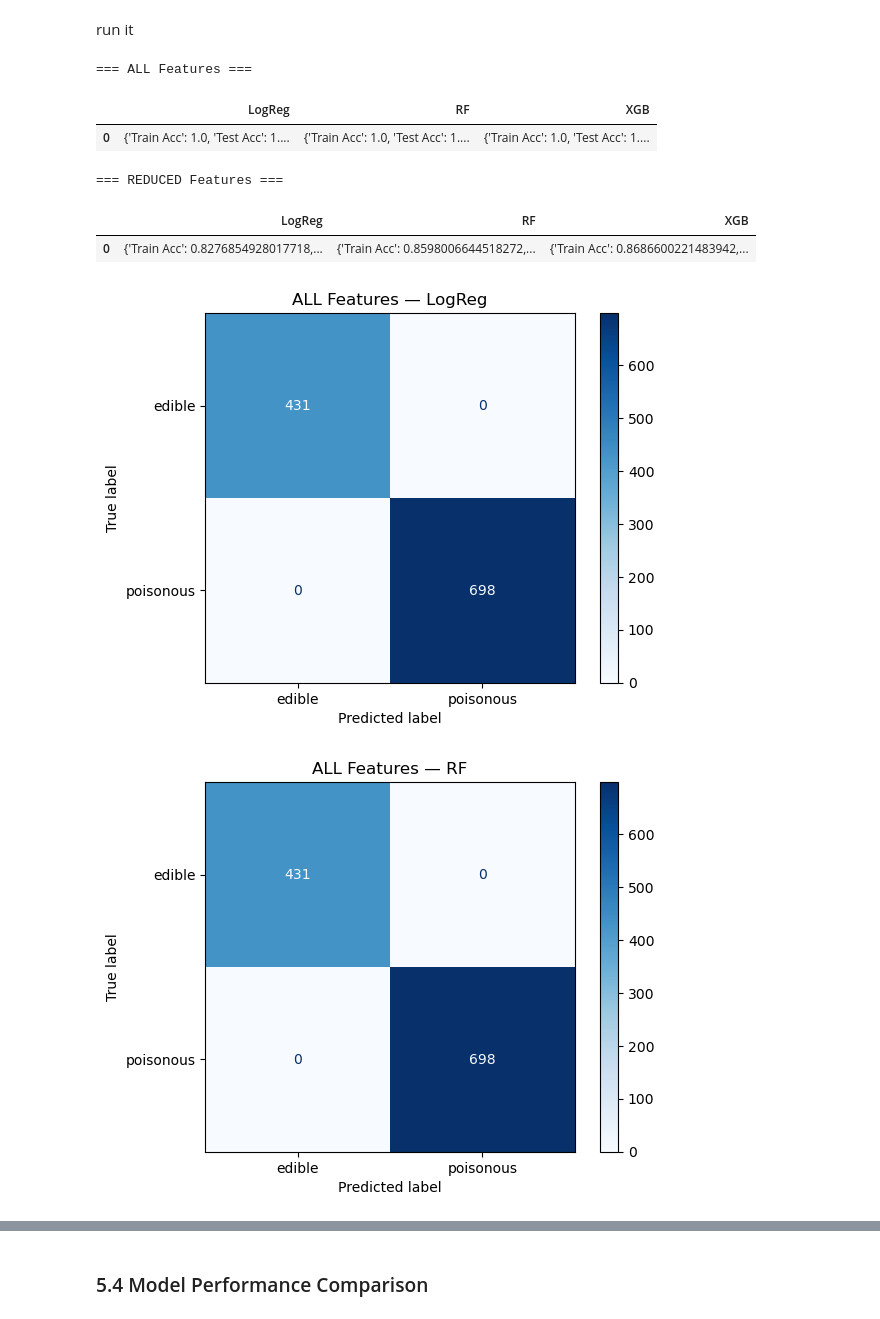
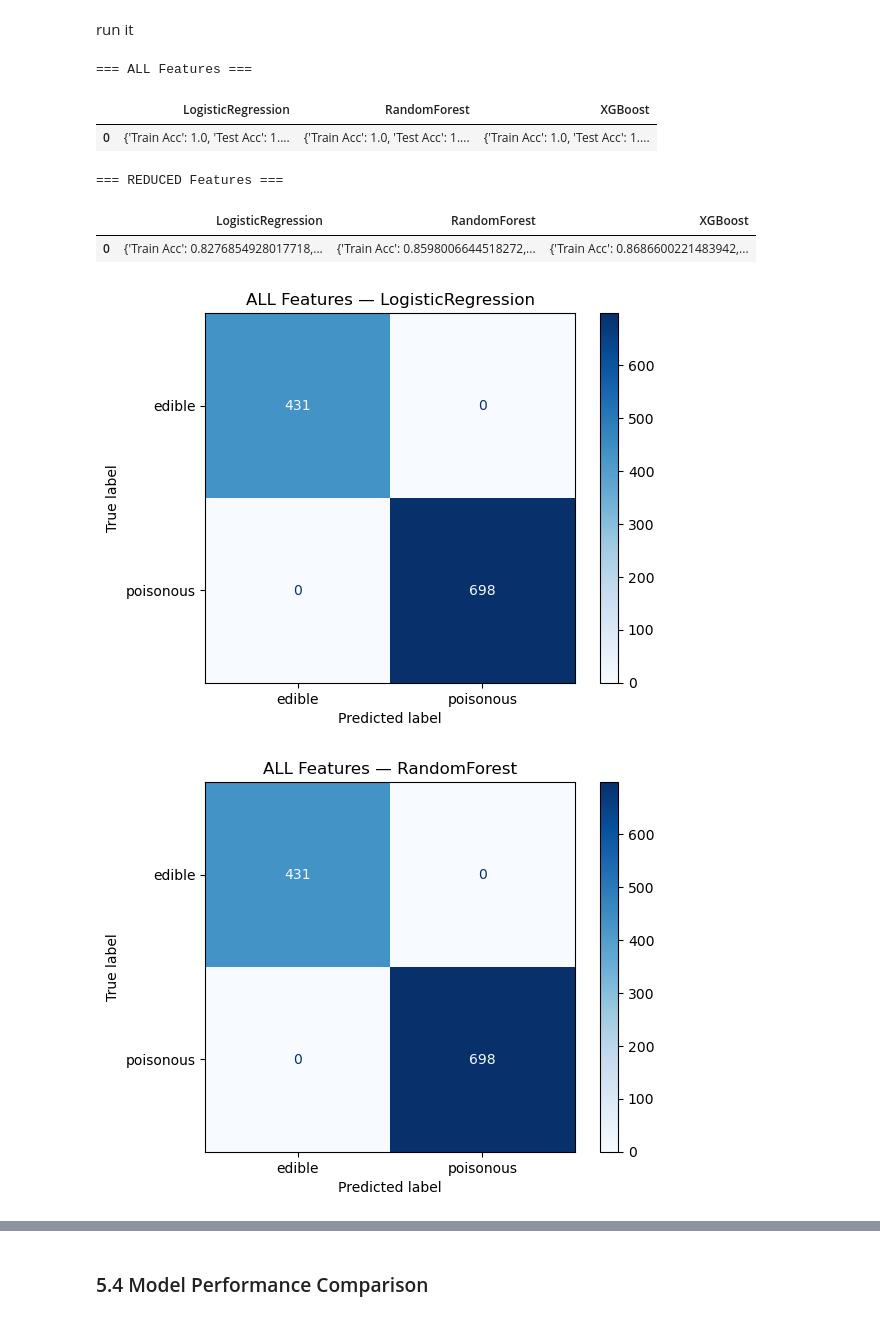
Before and after one commit to alarmedWater/ML, a Jupyter notebook: Mushroom Edibility Classification.ipynb, the cells around one changed output, grey strips where cells are left out. Saved outputs shown, nothing was run; the diff lists cells and outputs as text; code cells hidden in the pictures.

```diff
--- a/Mushroom Edibility Classification.ipynb
+++ b/Mushroom Edibility Classification.ipynb
@@ -451,58 +455,53 @@ run it
 # %%
 # Funktion Factory, um per Encoder zu bauen:
 def make_pipelines(ohe):
-    """
-    Erzeugt für einen gegebenen One-Hot-Encoder drei Pipelines:
-    - LogReg
-    - RandomForest
-    - XGBoost
-    """
     return {
-        'LogReg': Pipeline([
+        'LogisticRegression': Pipeline([
             ('enc',   ohe),
             ('scale', StandardScaler(with_mean=False)),
-            ('clf',   LogisticRegression(max_iter=10000, random_state=42))
+            ('clf',   LogisticRegression(max_iter=10_000, random_state=42))
         ]),
-        'RF': Pipeline([
+        'RandomForest': Pipeline([
             ('enc', ohe),
             ('fs',  SelectFromModel(RandomForestClassifier(random_state=42), threshold='median')),
             ('clf', RandomForestClassifier(random_state=42))
         ]),
-        'XGB': Pipeline([
+        'XGBoost': Pipeline([
             ('enc', ohe),
             ('fs',  SelectFromModel(XGBClassifier(eval_metric='logloss', random_state=42), threshold='median')),
             ('clf', XGBClassifier(eval_metric='logloss', random_state=42))
         ])
     }
+
 
 # ALL
 pipes_all = make_pipelines(ohe_all)
 results_all = {name: evaluate_pipeline(pipe, Xtr_all, ytr_all, Xte_all, yte_all)
                for name,pipe in pipes_all.items()}
 
 # REDUCED
 pipes_red = make_pipelines(ohe_red)
 results_red = {name: evaluate_pipeline(pipe, Xtr_red, ytr_red, Xte_red, yte_red)
                for name,pipe in pipes_red.items()}
 
 # Ergebnisse ausgeben
 import pandas as pd
 print("=== ALL Features ===")
 display(pd.DataFrame([{k:v for k,v in res.items() if k!='pipe'}]
                      for res in results_all.values()).T.rename(columns=lambda x:list(results_all.keys())[x]))
 print("=== REDUCED Features ===")
 display(pd.DataFrame([{k:v for k,v in res.items() if k!='pipe'}]
                      for res in results_red.values()).T.rename(columns=lambda x:list(results_red.keys())[x]))
 
 # Konfusionsmatrizen plotten
 plot_confusion(results_all, Xte_all, yte_all, title="ALL Features")
 plot_confusion(results_red, Xte_red, yte_red, title="REDUCED Features")
 # %% [output]
 === ALL Features ===
-|  | LogReg | RF | XGB |
+|  | LogisticRegression | RandomForest | XGBoost |
 | 0 | {'Train Acc': 1.0, 'Test Acc': 1.... | {'Train Acc': 1.0, 'Test Acc': 1.... | {'Train Acc': 1.0, 'Test Acc': 1.... |
 === REDUCED Features ===
-|  | LogReg | RF | XGB |
+|  | LogisticRegression | RandomForest | XGBoost |
 | 0 | {'Train Acc': 0.8276854928017718,... | {'Train Acc': 0.8598006644518272,... | {'Train Acc': 0.8686600221483942,... |
-[figure, old version]
+[figure, new version]
-[figure, old version]
+[figure, new version]
```
Also changed, not shown: parts of 6 cells of this notebook.
